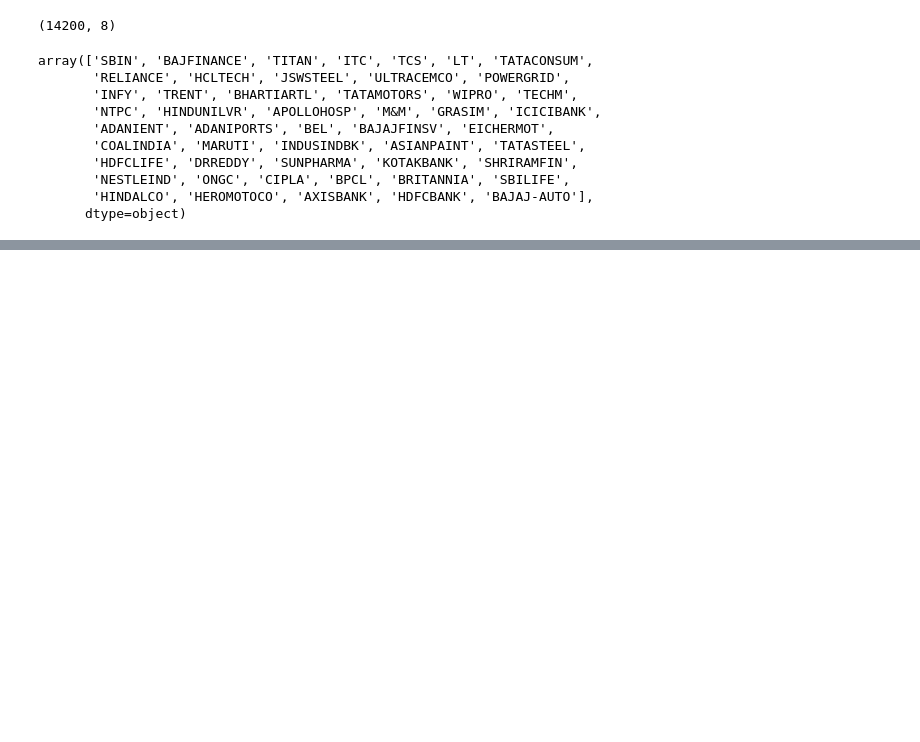
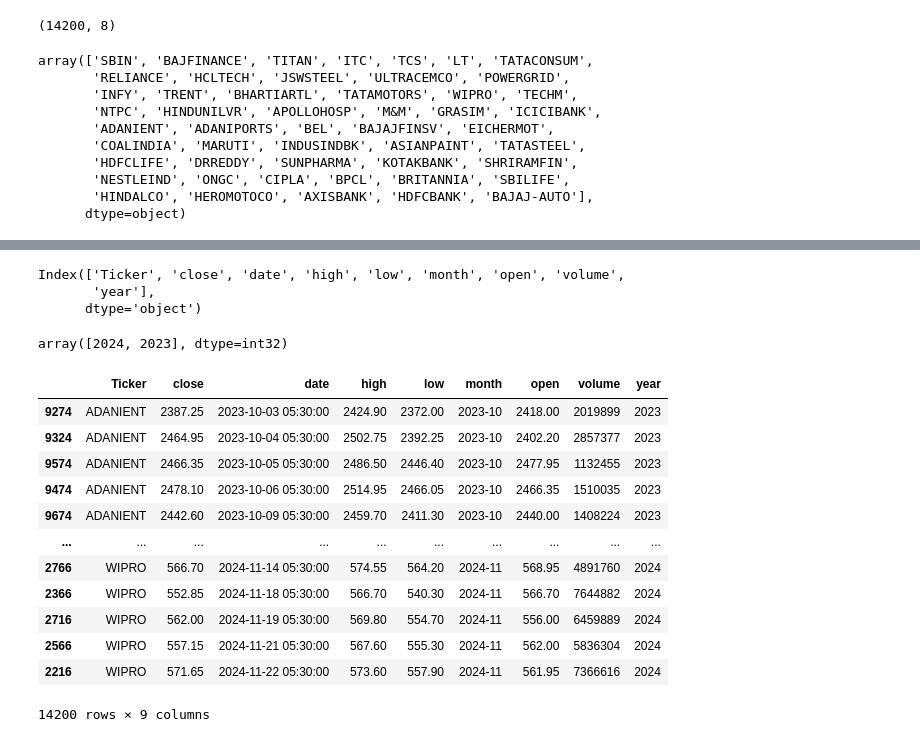
Before and after one commit to ShigilSasi/Stock_Analysis, a Jupyter notebook: yaml_files_load.ipynb, the cells around one changed output, grey strips where cells are left out. Saved outputs shown, nothing was run; the diff lists cells and outputs as text; code cells hidden in the pictures; blank space fills up the shorter version.

```diff
--- a/yaml_files_load.ipynb
+++ b/yaml_files_load.ipynb
@@ -104,0 +208,27 @@ for i in ticker_unique:
+# %%
+final_df.columns
+# %% [output]
+Index(['Ticker', 'close', 'date', 'high', 'low', 'month', 'open', 'volume',
+       'year'],
+      dtype='object')
+# %%
+final_df['year'].unique()
+# %% [output]
+array([2024, 2023], dtype=int32)
+# %%
+final_df = final_df.sort_values(['Ticker', 'date'])
+final_df
+# %% [output]
+|  | Ticker | close | date | high | low | month | open | volume | year |
+| 9274 | ADANIENT | 2387.25 | 2023-10-03 05:30:00 | 2424.90 | 2372.00 | 2023-10 | 2418.00 | 2019899 | 2023 |
+| 9324 | ADANIENT | 2464.95 | 2023-10-04 05:30:00 | 2502.75 | 2392.25 | 2023-10 | 2402.20 | 2857377 | 2023 |
+| 9574 | ADANIENT | 2466.35 | 2023-10-05 05:30:00 | 2486.50 | 2446.40 | 2023-10 | 2477.95 | 1132455 | 2023 |
+| 9474 | ADANIENT | 2478.10 | 2023-10-06 05:30:00 | 2514.95 | 2466.05 | 2023-10 | 2466.35 | 1510035 | 2023 |
+| 9674 | ADANIENT | 2442.60 | 2023-10-09 05:30:00 | 2459.70 | 2411.30 | 2023-10 | 2440.00 | 1408224 | 2023 |
+| ... | ... | ... | ... | ... | ... | ... | ... | ... | ... |
+| 2766 | WIPRO | 566.70 | 2024-11-14 05:30:00 | 574.55 | 564.20 | 2024-11 | 568.95 | 4891760 | 2024 |
+| 2366 | WIPRO | 552.85 | 2024-11-18 05:30:00 | 566.70 | 540.30 | 2024-11 | 566.70 | 7644882 | 2024 |
+| 2716 | WIPRO | 562.00 | 2024-11-19 05:30:00 | 569.80 | 554.70 | 2024-11 | 556.00 | 6459889 | 2024 |
+| 2566 | WIPRO | 557.15 | 2024-11-21 05:30:00 | 567.60 | 555.30 | 2024-11 | 562.00 | 5836304 | 2024 |
+| 2216 | WIPRO | 571.65 | 2024-11-22 05:30:00 | 573.60 | 557.90 | 2024-11 | 561.95 | 7366616 | 2024 |
+14200 rows × 9 columns
```
Also changed, not shown: parts of 15 cells of this notebook, 1 other file.
